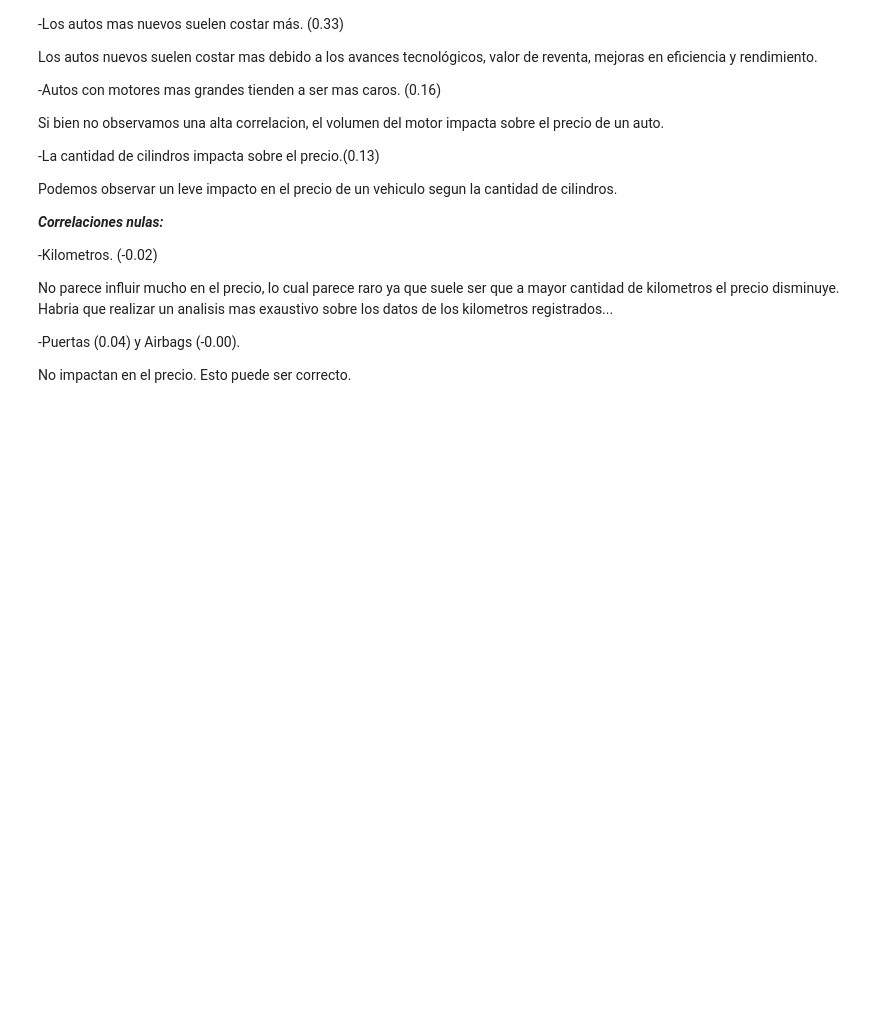
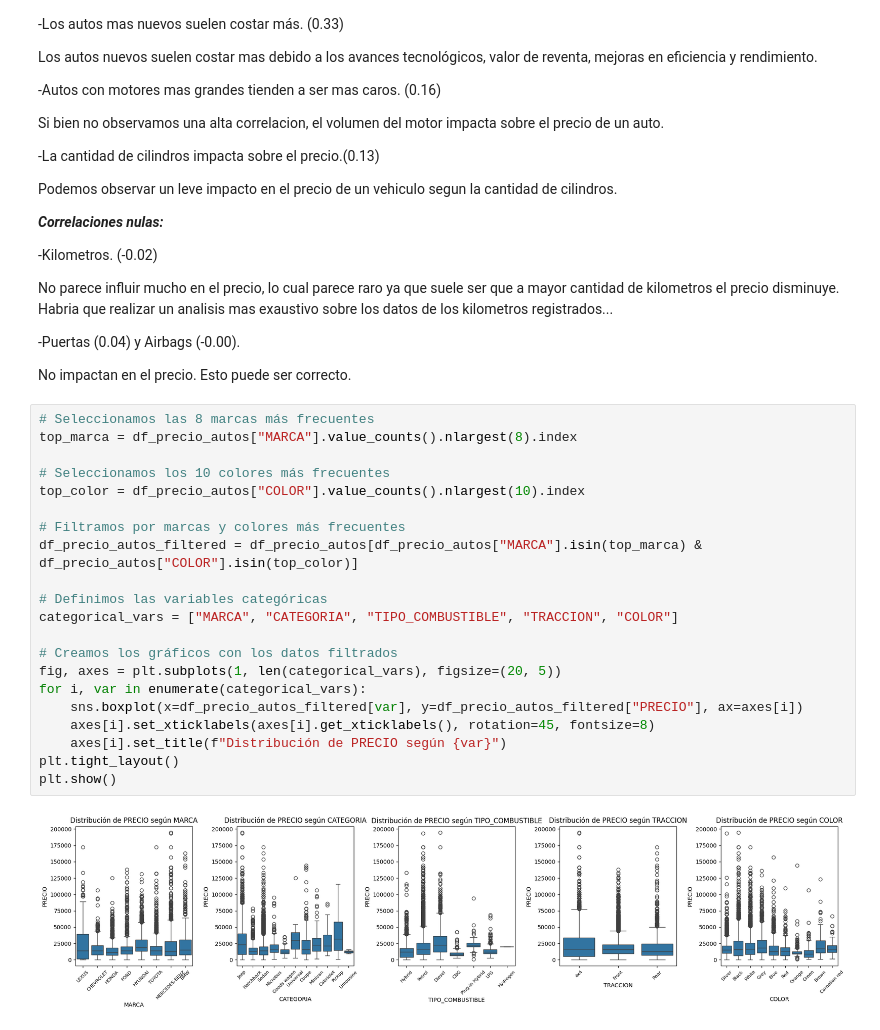
Before and after one commit to abriolajuan/DSIIAbriola, a Jupyter notebook: DSIIAbriola.ipynb, the cells around one changed output. Drawn from its saved outputs; the diff is of its cells as text; blank space fills up the shorter version.

```diff
--- a/DSIIAbriola.ipynb
+++ b/DSIIAbriola.ipynb
@@ -344,3 +369,26 @@ No parece influir mucho en el precio, lo cual parece raro ya que suele ser que a
 -Puertas (0.04) y Airbags (-0.00).
 
 No impactan en el precio. Esto puede ser correcto.
+# %%
+# Seleccionamos las 8 marcas más frecuentes
+top_marca = df_precio_autos["MARCA"].value_counts().nlargest(8).index
+
+# Seleccionamos los 10 colores más frecuentes
+top_color = df_precio_autos["COLOR"].value_counts().nlargest(10).index
+
+# Filtramos por marcas y colores más frecuentes
+df_precio_autos_filtered = df_precio_autos[df_precio_autos["MARCA"].isin(top_marca) & df_precio_autos["COLOR"].isin(top_color)]
+
+# Definimos las variables categóricas
+categorical_vars = ["MARCA", "CATEGORIA", "TIPO_COMBUSTIBLE", "TRACCION", "COLOR"]
+
+# Creamos los gráficos con los datos filtrados
+fig, axes = plt.subplots(1, len(categorical_vars), figsize=(20, 5))
+for i, var in enumerate(categorical_vars):
+    sns.boxplot(x=df_precio_autos_filtered[var], y=df_precio_autos_filtered["PRECIO"], ax=axes[i])
+    axes[i].set_xticklabels(axes[i].get_xticklabels(), rotation=45, fontsize=8)
+    axes[i].set_title(f"Distribución de PRECIO según {var}")
+plt.tight_layout()
+plt.show()
+# %% [output]
+[figure, added]
```
Also changed, not shown: parts of 9 cells of this notebook.
